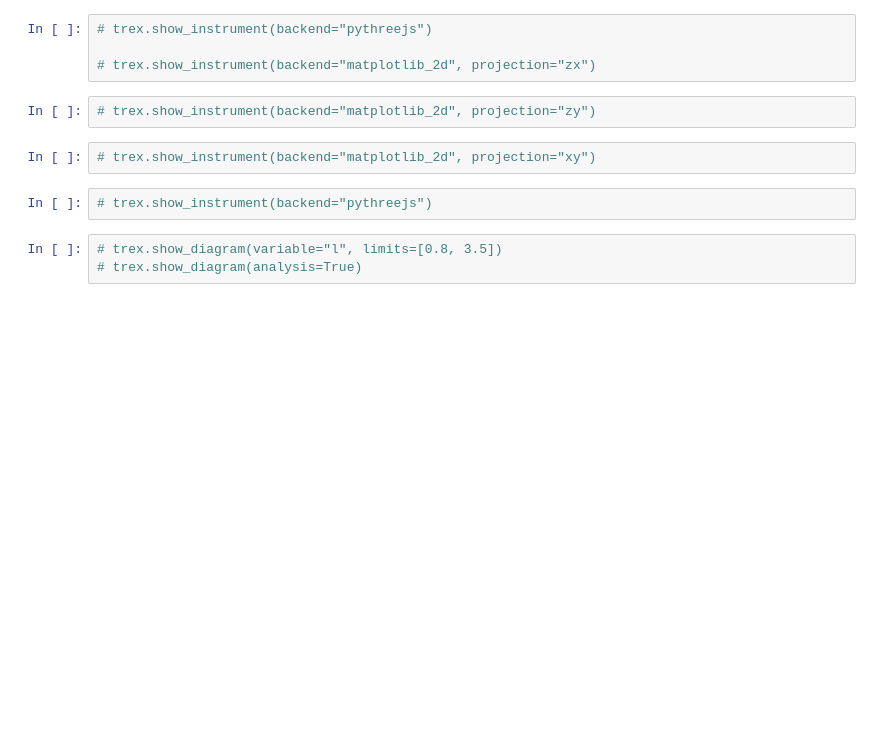
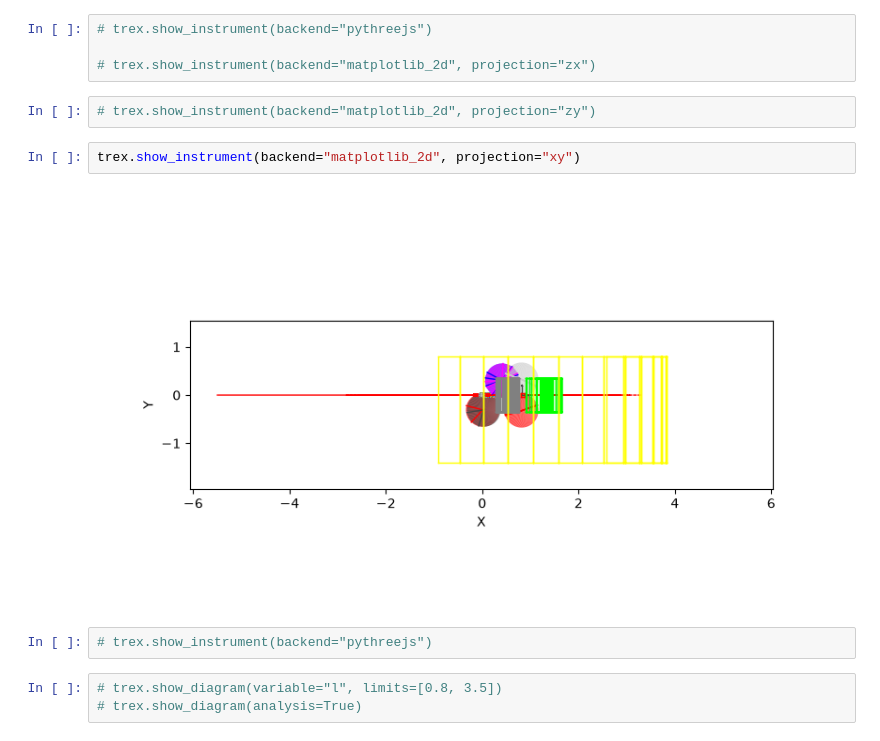
Before and after one commit to bingli621/md_norm, a Jupyter notebook: instrument/trex/trex.ipynb, the cells around one changed output. Saved outputs shown, nothing was run; the diff lists cells and outputs as text; blank space fills up the shorter version.

```diff
--- a/instrument/trex/trex.ipynb
+++ b/instrument/trex/trex.ipynb
@@ -769,7 +766,9 @@ No data to plot
 # %%
 # trex.show_instrument(backend="matplotlib_2d", projection="zy")
 # %%
-# trex.show_instrument(backend="matplotlib_2d", projection="xy")
+trex.show_instrument(backend="matplotlib_2d", projection="xy")
+# %% [output]
+[figure, added]
 # %%
 # trex.show_instrument(backend="pythreejs")
 # %%
```
Also changed, not shown: parts of 16 cells of this notebook, 4 other files.
